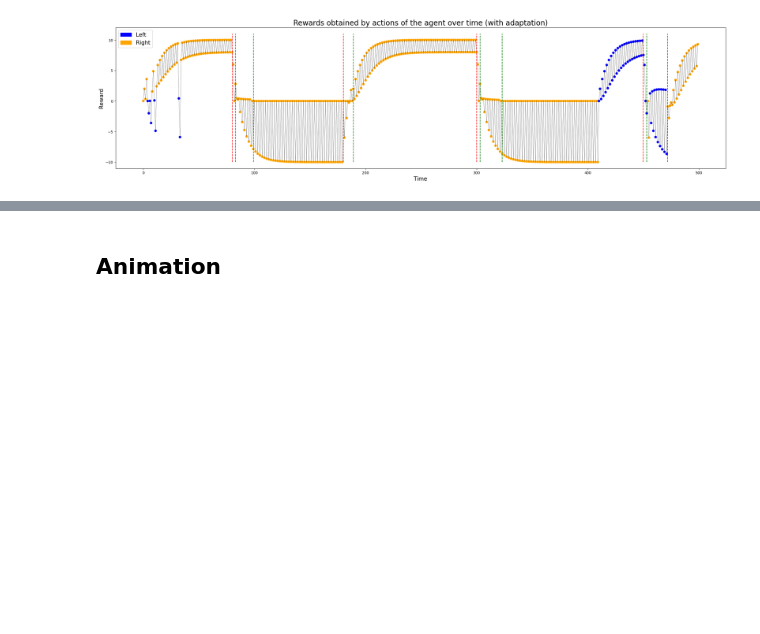
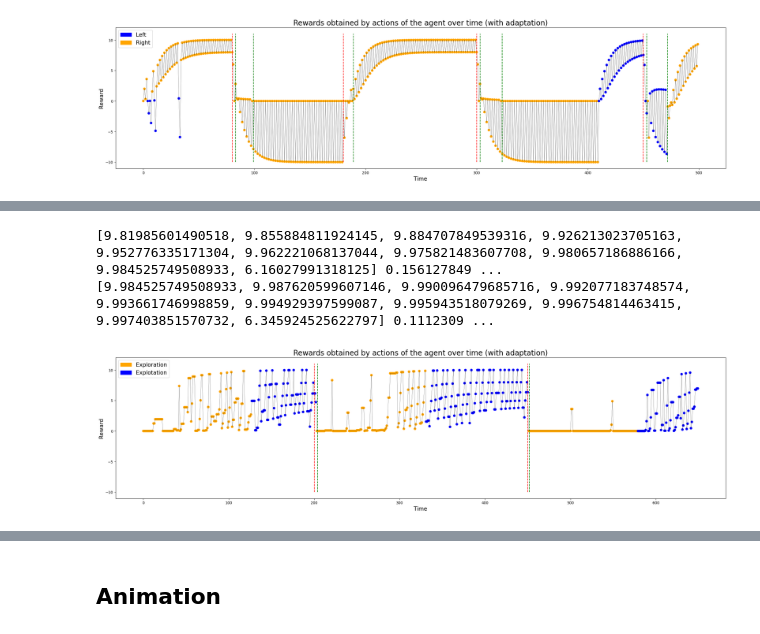
Before and after one commit to rulas99/rl_uniandes, a Jupyter notebook: q_learning_cl.ipynb, the cells around one changed output, grey strips where cells are left out. Drawn from its saved outputs; the diff is of its cells as text; code cells hidden in the pictures; blank space fills up the shorter version.

```diff
--- a/q_learning_cl.ipynb
+++ b/q_learning_cl.ipynb
@@ -669,0 +841,56 @@ False
+# %%
+turti = AdaptativeAgent(initial_state=(3,2),
+                        decay_rate=0.01,
+                        world_knowledge=GRID_WORLD.copy()
+                        )
+
+time = [t for t in range(650)]
+moves = []
+rewards = []
+
+changing_times = [200, 450, #300, 450
+                  ]
+for t in time:
+
+    if t in changing_times:
+        turti.change_world_knowledge(TARGET_POS1, (-10)*(-1)**changing_times.index(t))
+        turti.change_world_knowledge(TARGET_POS2, (10)*(-1)**changing_times.index(t))
+
+    pos_i = turti.current_state
+    turti.move()
+    pos_f = turti.current_state
+
+    action = 'Explotation' if turti.epsilon_decay(turti.step)<0.3 else 'Exploration'
+
+    try:
+        reward_obtained = turti.current_reward
+    except KeyError:
+        reward_obtained = 0
+
+    moves.append(action)
+    rewards.append(reward_obtained)
+
+
+plt.figure(figsize=(30,7))
+plt.scatter(time, rewards, color = ['blue' if m=='Explotation' else 'orange' for m in moves])
+plt.plot(time, rewards, linewidth=0.3, color='k')
+
+for tc in changing_times:
+    plt.vlines(x=tc, ymin=-10, ymax=11, color='r', linestyle='--')
+
+for line in turti.adapt_flag:
+    plt.vlines(x=line, ymin=-10, ymax=11, color='g', linestyle='--')
+# Crear parches para la leyenda
+blue_patch = mpatches.Patch(color='blue', label='Explotation',)
+orange_patch = mpatches.Patch(color='orange', label='Exploration')
+
+# Mostrar la leyenda
+plt.legend(handles=[orange_patch, blue_patch], loc='upper left', fontsize=15)
+plt.ylabel('Reward', fontsize=15)
+plt.xlabel('Time', fontsize=15)
+plt.title('Rewards obtained by actions of the agent over time (with adaptation)', fontsize=20)
+plt.show();
+# %% [output]
+[9.81985601490518, 9.855884811924145, 9.884707849539316, 9.926213023705163, 9.952776335171304, 9.962221068137044, 9.975821483607708, 9.980657186886166, 9.984525749508933, 6.16027991318125] 0.156127849 ...
+[9.984525749508933, 9.987620599607146, 9.990096479685716, 9.992077183748574, 9.993661746998859, 9.994929397599087, 9.995943518079269, 9.996754814463415, 9.997403851570732, 6.345924525622797] 0.1112309 ...
+[figure, added]
```
Also changed, not shown: parts of 11 cells of this notebook, 2 other files.
